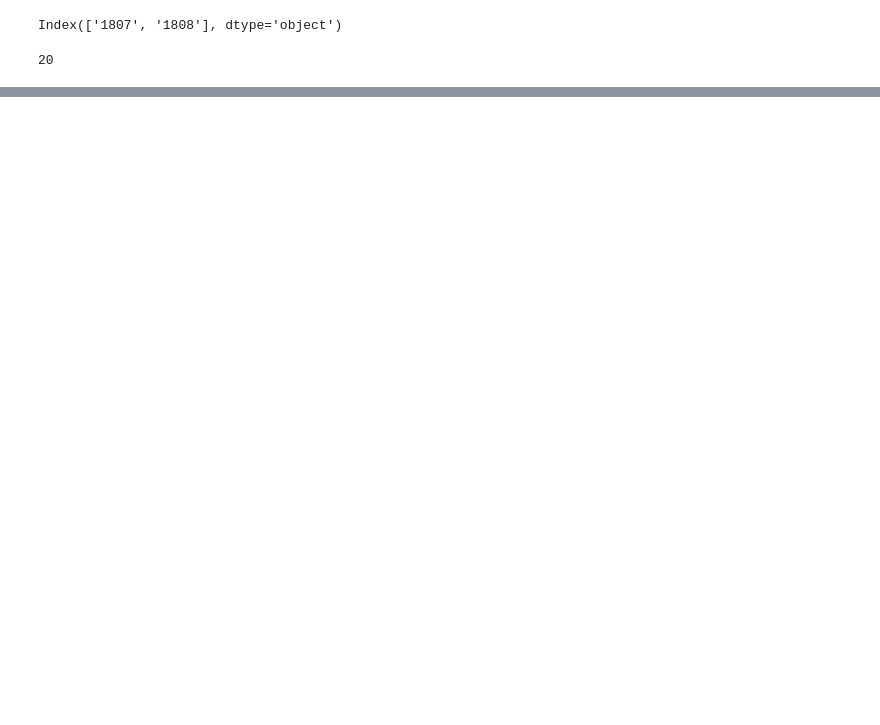
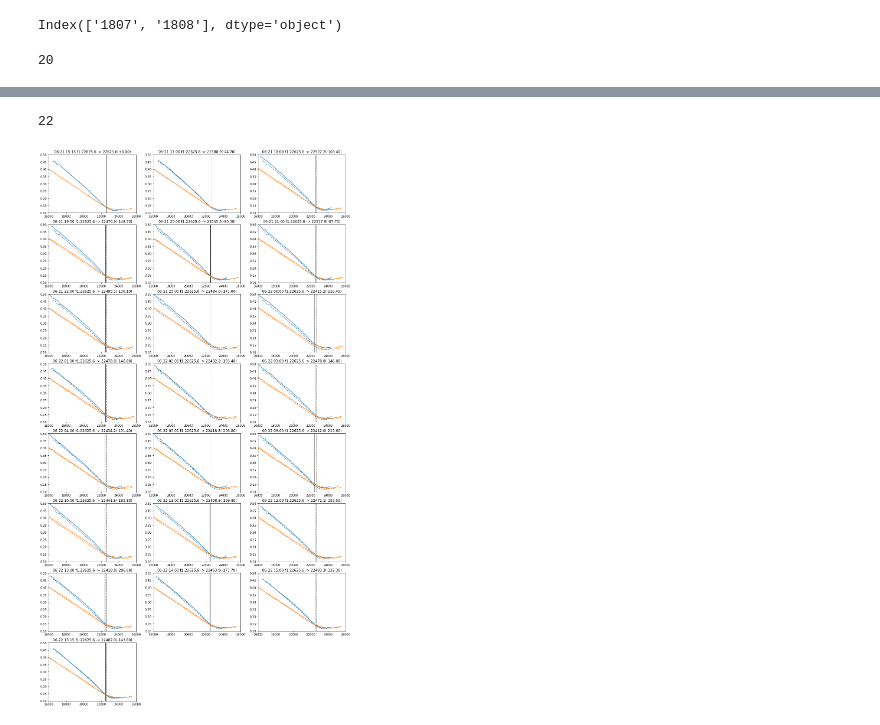
Before and after one commit to drillan/option-old, a Jupyter notebook: VolatilitySmiles.ipynb, the cells around one changed output, grey strips where cells are left out. Cells and saved outputs as stored; diff of their text form; code cells hidden in the pictures; blank space fills up the shorter version.

```diff
--- a/VolatilitySmiles.ipynb
+++ b/VolatilitySmiles.ipynb
@@ -65,0 +66,20 @@ plt.show()
+# %%
+fudebako.set_data(
+    "data/s_20180621-22.pickle",
+    "data/op1_20180621-22.pickle",
+    "data/op2_20180621-22.pickle",
+)
+# %%
+len(fudebako.s_df)
+# %% [output]
+22
+# %%
+fig = plt.figure(figsize=(18, 34))
+ax = [fig.add_subplot(8, 3, i) for i in range(1, 23)]
+prev1, prev2 = fudebako.get_fop_data(fudebako.s_df.index[0])
+for i, t0 in enumerate(fudebako.s_df.index):
+    prev1_, prev2_ = fudebako.plot_iv(t0, ax[i], prev1, prev2,
+                                      x_lim=(16000, 26000), y_lim=(0.1, 0.5))
+plt.show()
+# %% [output]
+[figure, added]
```
Also changed, not shown: parts of 3 cells of this notebook, 10 other files.
